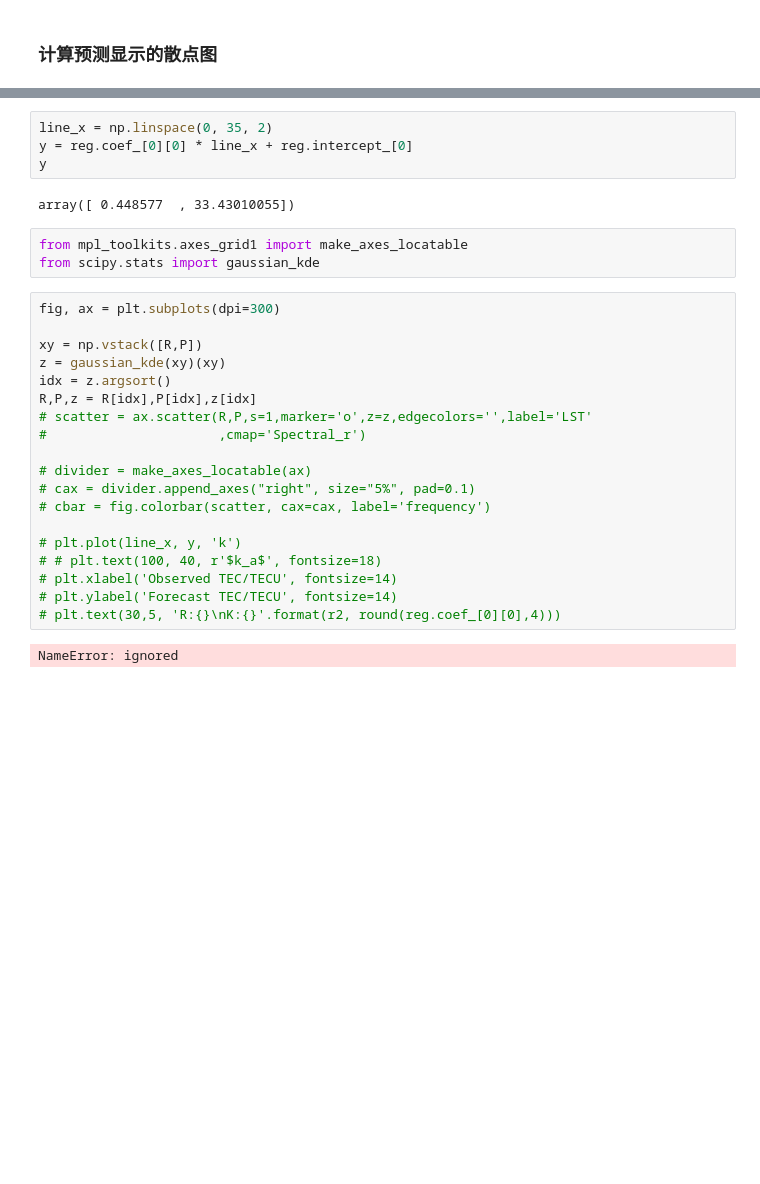
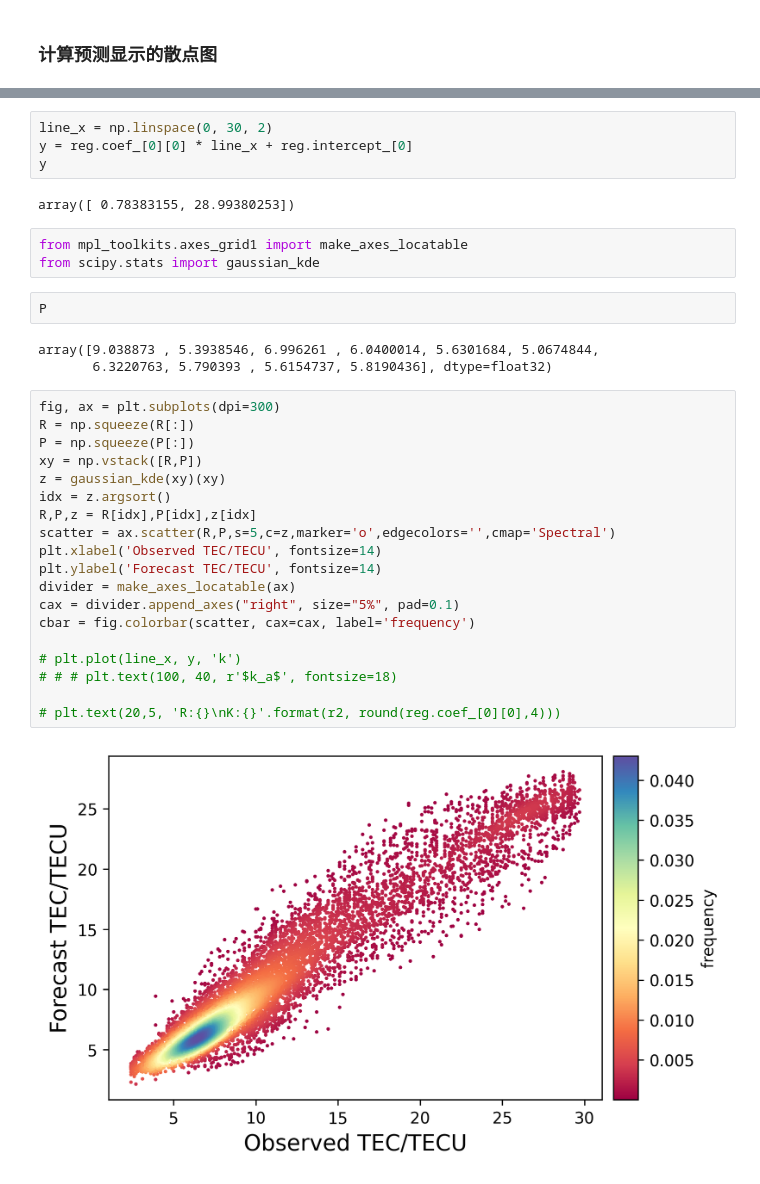
Before and after one commit to leeliangchao/-spatiotemporal-pedict, a Jupyter notebook: 解决了多步预测2.ipynb, the cells around one changed output, grey strips where cells are left out. Drawn from its saved outputs; the diff is of its cells as text; blank space fills up the shorter version.

```diff
--- a/解决了多步预测2.ipynb
+++ b/解决了多步预测2.ipynb
@@ -384,30 +369,35 @@ reg.coef_, reg.intercept_
 # %%
-line_x = np.linspace(0, 35, 2)
+line_x = np.linspace(0, 30, 2)
 y = reg.coef_[0][0] * line_x + reg.intercept_[0]
 y
 # %% [output]
-array([ 0.448577  , 33.43010055])
+array([ 0.78383155, 28.99380253])
 # %%
 from mpl_toolkits.axes_grid1 import make_axes_locatable
 from scipy.stats import gaussian_kde
+# %%
+P
+# %% [output]
+array([9.038873 , 5.3938546, 6.996261 , 6.0400014, 5.6301684, 5.0674844,
+       6.3220763, 5.790393 , 5.6154737, 5.8190436], dtype=float32)
 # %%
 fig, ax = plt.subplots(dpi=300)
-
+R = np.squeeze(R[:])
+P = np.squeeze(P[:])
 xy = np.vstack([R,P])
 z = gaussian_kde(xy)(xy)
 idx = z.argsort()
 R,P,z = R[idx],P[idx],z[idx]
-# scatter = ax.scatter(R,P,s=1,marker='o',z=z,edgecolors='',label='LST'
-#                      ,cmap='Spectral_r')
-
-# divider = make_axes_locatable(ax)
-# cax = divider.append_axes("right", size="5%", pad=0.1)
-# cbar = fig.colorbar(scatter, cax=cax, label='frequency')
+scatter = ax.scatter(R,P,s=5,c=z,marker='o',edgecolors='',cmap='Spectral')
+plt.xlabel('Observed TEC/TECU', fontsize=14)
+plt.ylabel('Forecast TEC/TECU', fontsize=14)
+divider = make_axes_locatable(ax)
+cax = divider.append_axes("right", size="5%", pad=0.1)
+cbar = fig.colorbar(scatter, cax=cax, label='frequency')
 
 # plt.plot(line_x, y, 'k')
-# # plt.text(100, 40, r'$k_a$', fontsize=18)
-# plt.xlabel('Observed TEC/TECU', fontsize=14)
-# plt.ylabel('Forecast TEC/TECU', fontsize=14)
-# plt.text(30,5, 'R:{}\nK:{}'.format(r2, round(reg.coef_[0][0],4)))
+# # # plt.text(100, 40, r'$k_a$', fontsize=18)
+
+# plt.text(20,5, 'R:{}\nK:{}'.format(r2, round(reg.coef_[0][0],4)))
 # %% [output]
-NameError: ignored
+[figure, added]
```
Also changed, not shown: parts of 23 cells of this notebook.
